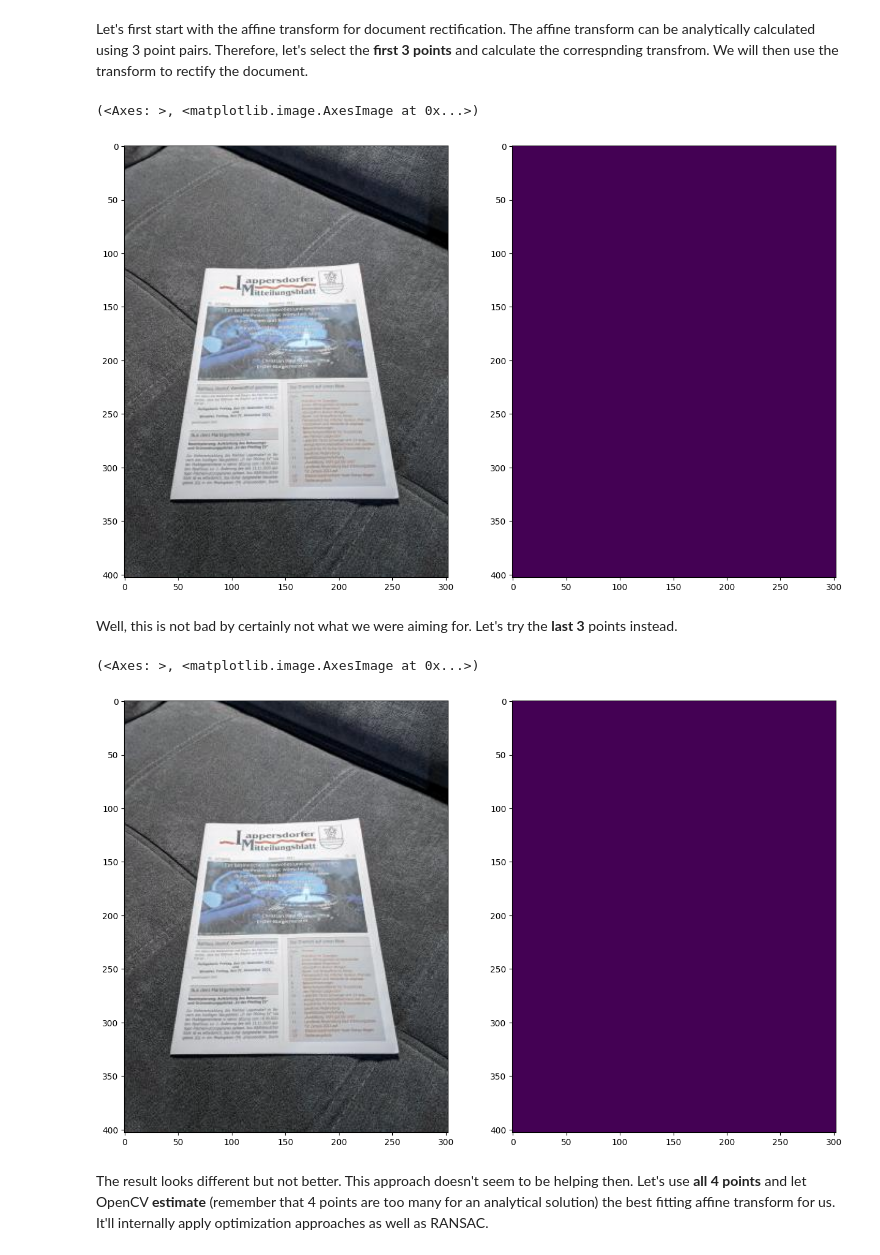
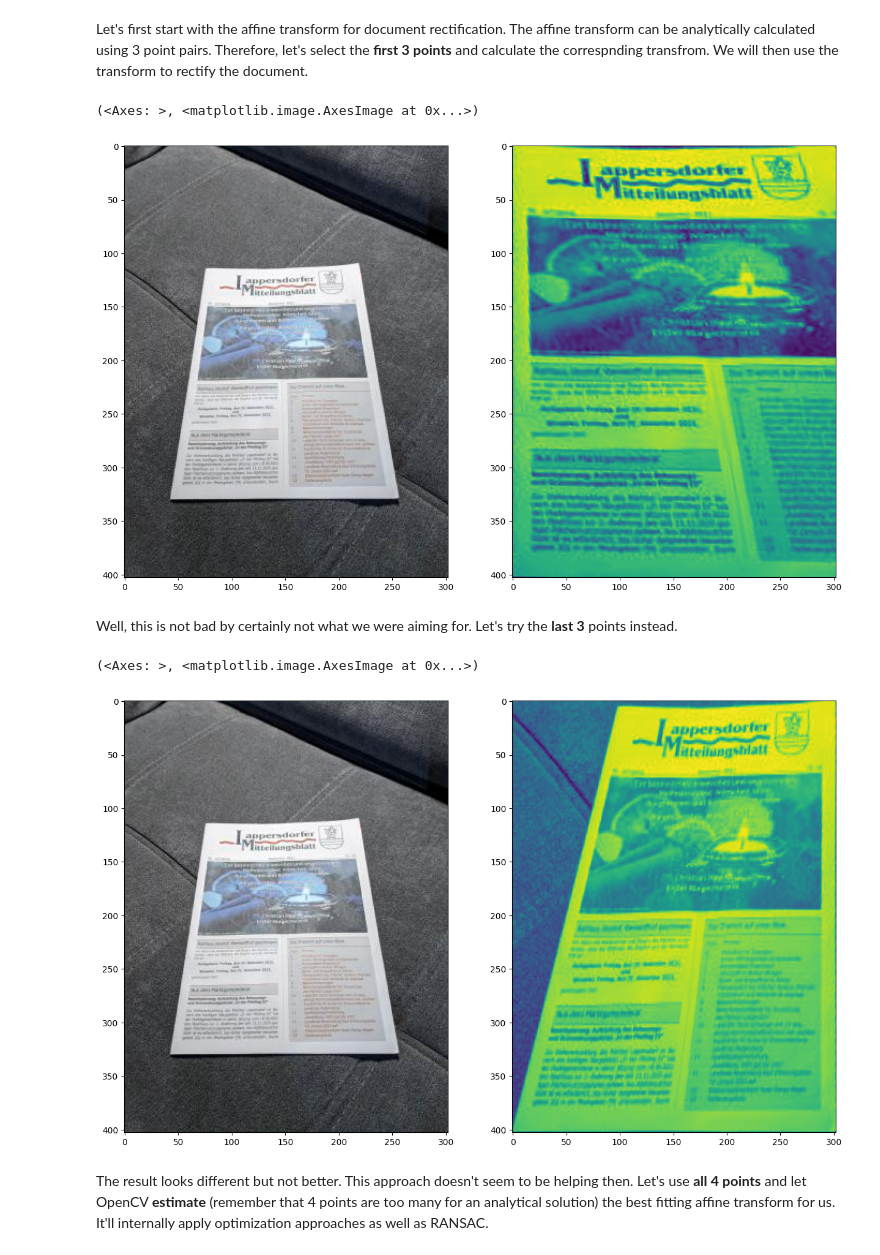
Before and after one commit to AliceBit2020/CV_dz1, a Jupyter notebook: Dz7_Ternova/Homework.ipynb, the cells around one changed output. Drawn from its saved outputs; the diff is of its cells as text; code cells hidden in the pictures.

```diff
--- a/Dz7_Ternova/Homework.ipynb
+++ b/Dz7_Ternova/Homework.ipynb
@@ -61,9 +62,9 @@ src = np.array([top_left,top_right,bottom_left,bottom_right], dtype=np.float32)
 # Note: You will need to explicitly use float32 data type
 # Note2: The order of points in src and dst must be the same
 top_left_dst=[0,0]
-top_right_dst=[cols-1,0]
-bottom_left_dst=[0,rows-1]
-bottom_right_dst=[cols-1,rows-1]
+top_right_dst=[cols,0]
+bottom_left_dst=[0,rows]
+bottom_right_dst=[cols,rows]
 dst =np.array([top_left_dst,top_right_dst,bottom_left_dst,bottom_right_dst], dtype=np.float32)
 # %% [markdown]
 Let's first start with the affine transform for document rectification. The affine transform can be analytically calculated using 3 point pairs. Therefore, let's select the **first 3 points** and calculate the correspnding transfrom. We will then use the transform to rectify the document.
@@ -72,35 +73,39 @@ Let's first start with the affine transform for document rectification. The affi
 # Use the first 3 points from your src and dst matrix
 srcTri = src[0:3]
 dstTri = dst[0:3]
+
 warp_mat=cv2.getAffineTransform(srcTri, dstTri)
 
 # Build the rectified image using the computed matrix (you'll have to use warpAffine function from OpenCV here)
-rectified = cv2.warpAffine(src, warp_mat, (cols, rows))
+rectified = cv2.warpAffine(gray, warp_mat, (cols, rows))
+
+
+
 
 # Let's plot the results
 plt.subplot(121), plt.imshow(img)
 plt.subplot(122), plt.imshow(rectified)
 # %% [output]
 (<Axes: >, <matplotlib.image.AxesImage at 0x...>)
-[figure, old version]
+[figure, new version]
 # %% [markdown]
 Well, this is not bad by certainly not what we were aiming for. Let's try the **last 3** points instead.
 # %%
 # Compute the affine transform matrix (use getAffineTransform)
 # Use the last 3 points from your src and dst matrix
 srcTri = src[1:4]
 dstTri = dst[1:4]
 warp_mat=cv2.getAffineTransform(srcTri, dstTri)
 
 # Build the rectified image using the computed matrix (use warpAffine)
-rectified =cv2.warpAffine(src, warp_mat, (cols, rows))
+rectified =cv2.warpAffine(gray, warp_mat, (cols, rows))
 
 # Let's plot the results
 plt.subplot(121), plt.imshow(img)
 plt.subplot(122), plt.imshow(rectified)
 # %% [output]
 (<Axes: >, <matplotlib.image.AxesImage at 0x...>)
-[figure, old version]
+[figure, new version]
 # %% [markdown]
 The result looks different but not better. This approach doesn't seem to be helping then. Let's use **all 4 points** and let OpenCV **estimate** (remember that 4 points are too many for an analytical solution) the best fitting affine transform for us. It'll internally apply optimization approaches as well as RANSAC.
 # %%
```
Also changed, not shown: parts of 1 cell of this notebook, 4 other files.
